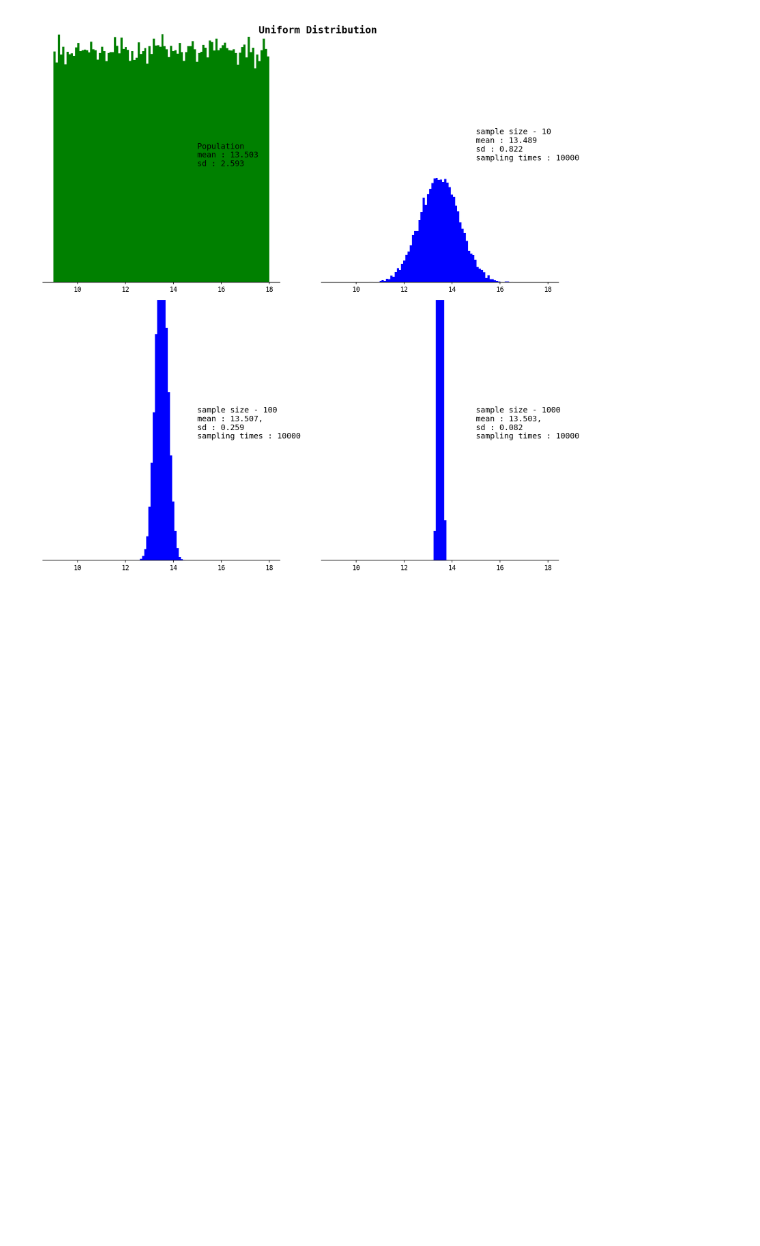
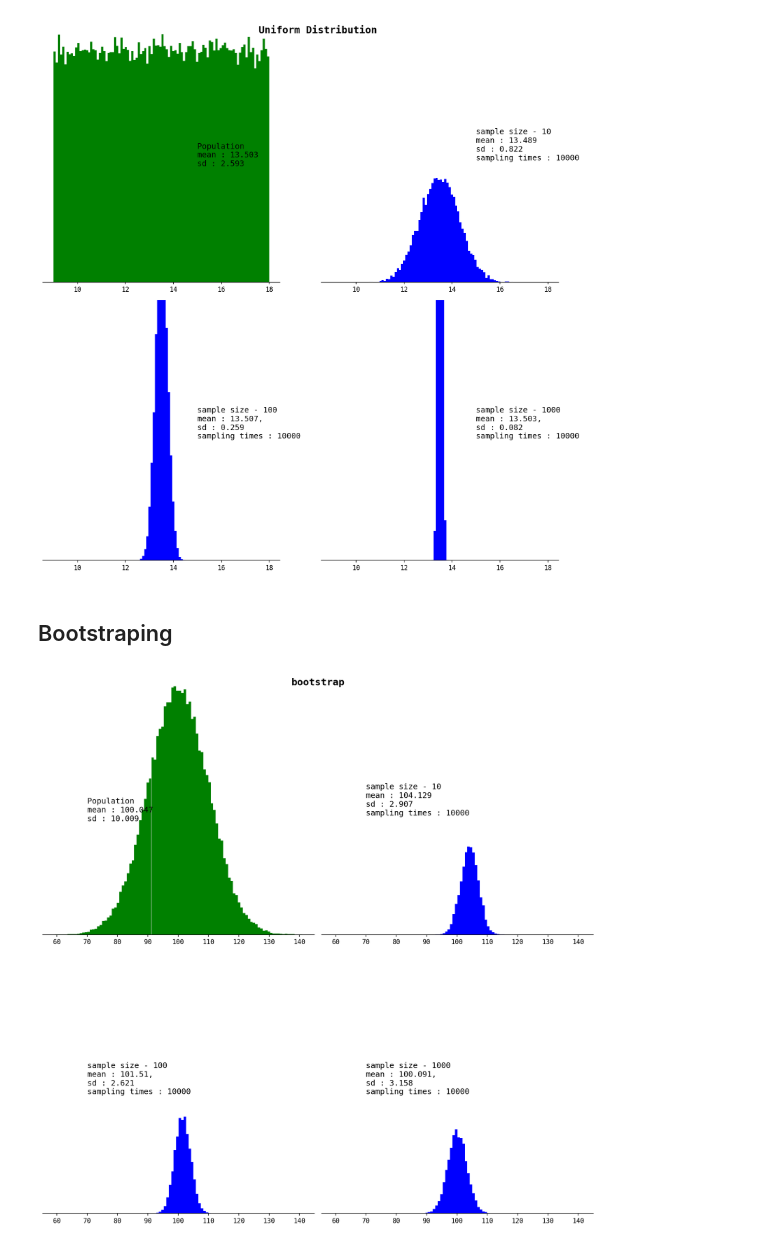
Before and after one commit to thihanaung-thnn/mathematics, a Jupyter notebook: sampling_distributions.ipynb, the cells around one changed output. Drawn from its saved outputs; the diff is of its cells as text; code cells hidden in the pictures; blank space fills up the shorter version.

```diff
--- a/sampling_distributions.ipynb
+++ b/sampling_distributions.ipynb
@@ -129,3 +131,28 @@ plot_fig(uniform, 'Uniform Distribution', [15, 500])
 plt.savefig('uniform_sampling.png',dpi=300)
 # %% [output]
 [figure]
+# %% [markdown]
+## Bootstraping
+# %%
+def bootstraping(data):
+
+  np.random.seed(123)
+  bins = np.histogram(data, bins=100)[1]
+  max_count = np.max(np.histogram(data, bins=100)[0])
+  sample_10_s = np.random.choice(x, size=10)
+  sample_100_s = np.random.choice(x, size=100)
+  sample_1000_s = np.random.choice(x, size=1000)
+  sample_10 = [np.mean(np.random.choice(sample_10_s,10)) for _ in range(10000)]
+  sample_100 = [np.mean(np.random.choice(sample_100_s,10)) for _ in range(10000)]
+  sample_1000 = [np.mean(np.random.choice(sample_1000_s,10)) for _ in range(10000)]
+  average_n = round(np.mean(data),3)
+  sd_n = round(np.std(data), 3)
+  calc = {'max_count':max_count, 'data':data,'bins':bins, 'sample_10':sample_10, 'sample_100':sample_100,
+           'sample_1000':sample_1000, 'average_n':average_n, 'sd_n':sd_n}
+  return calc
+# %%
+x = np.random.normal(100, 10, 100000)
+normal = bootstraping(x)
+plot_fig(normal, 'bootstrap',[70,1500])
+# %% [output]
+[figure, added]
```
Also changed, not shown: parts of 2 cells of this notebook.
